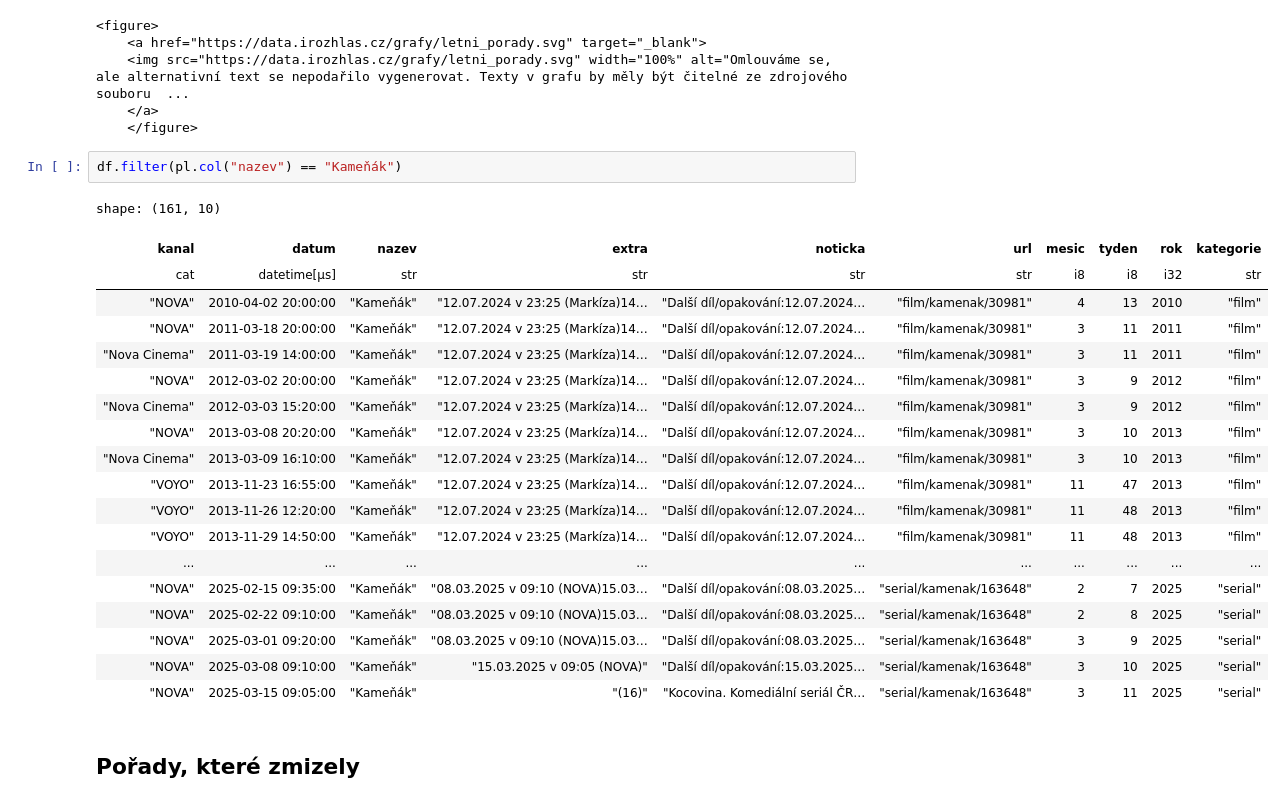
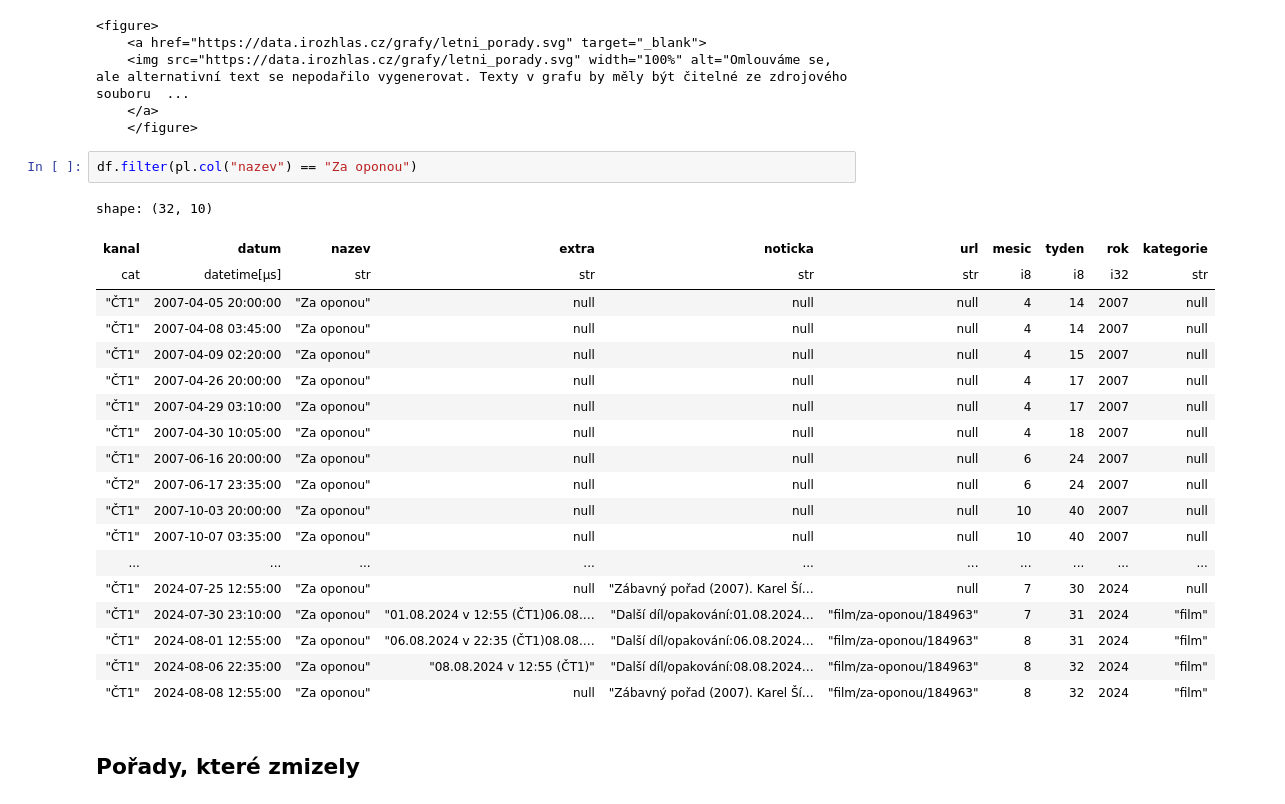
Before and after one commit to DataRozhlas/televizni-programy, a Jupyter notebook: 104_leto.ipynb, the cells around one changed output. Cells and saved outputs as stored; diff of their text form.

```diff
--- a/104_leto.ipynb
+++ b/104_leto.ipynb
@@ -555,27 +577,27 @@ me_to_neurazi(graf=finale,kredity='vizualizace: iROZHLAS.cz | zdroj programů: f
     </a>
     </figure>
 # %%
-df.filter(pl.col("nazev") == "Kameňák")
+df.filter(pl.col("nazev") == "Za oponou")
 # %% [output]
-shape: (161, 10)
+shape: (32, 10)
 | kanal | datum | nazev | extra | noticka | url | mesic | tyden | rok | kategorie |
 | cat | datetime[μs] | str | str | str | str | i8 | i8 | i32 | str |
-| "NOVA" | 2010-04-02 20:00:00 | "Kameňák" | "12.07.2024 v 23:25 (Markíza)14… | "Další díl/opakování:12.07.2024… | "film/kamenak/30981" | 4 | 13 | 2010 | "film" |
-| "NOVA" | 2011-03-18 20:00:00 | "Kameňák" | "12.07.2024 v 23:25 (Markíza)14… | "Další díl/opakování:12.07.2024… | "film/kamenak/30981" | 3 | 11 | 2011 | "film" |
-| "Nova Cinema" | 2011-03-19 14:00:00 | "Kameňák" | "12.07.2024 v 23:25 (Markíza)14… | "Další díl/opakování:12.07.2024… | "film/kamenak/30981" | 3 | 11 | 2011 | "film" |
-| "NOVA" | 2012-03-02 20:00:00 | "Kameňák" | "12.07.2024 v 23:25 (Markíza)14… | "Další díl/opakování:12.07.2024… | "film/kamenak/30981" | 3 | 9 | 2012 | "film" |
-| "Nova Cinema" | 2012-03-03 15:20:00 | "Kameňák" | "12.07.2024 v 23:25 (Markíza)14… | "Další díl/opakování:12.07.2024… | "film/kamenak/30981" | 3 | 9 | 2012 | "film" |
-| "NOVA" | 2013-03-08 20:20:00 | "Kameňák" | "12.07.2024 v 23:25 (Markíza)14… | "Další díl/opakování:12.07.2024… | "film/kamenak/30981" | 3 | 10 | 2013 | "film" |
-| "Nova Cinema" | 2013-03-09 16:10:00 | "Kameňák" | "12.07.2024 v 23:25 (Markíza)14… | "Další díl/opakování:12.07.2024… | "film/kamenak/30981" | 3 | 10 | 2013 | "film" |
-| "VOYO" | 2013-11-23 16:55:00 | "Kameňák" | "12.07.2024 v 23:25 (Markíza)14… | "Další díl/opakování:12.07.2024… | "film/kamenak/30981" | 11 | 47 | 2013 | "film" |
-| "VOYO" | 2013-11-26 12:20:00 | "Kameňák" | "12.07.2024 v 23:25 (Markíza)14… | "Další díl/opakování:12.07.2024… | "film/kamenak/30981" | 11 | 48 | 2013 | "film" |
-| "VOYO" | 2013-11-29 14:50:00 | "Kameňák" | "12.07.2024 v 23:25 (Markíza)14… | "Další díl/opakování:12.07.2024… | "film/kamenak/30981" | 11 | 48 | 2013 | "film" |
+| "ČT1" | 2007-04-05 20:00:00 | "Za oponou" | null | null | null | 4 | 14 | 2007 | null |
+| "ČT1" | 2007-04-08 03:45:00 | "Za oponou" | null | null | null | 4 | 14 | 2007 | null |
+| "ČT1" | 2007-04-09 02:20:00 | "Za oponou" | null | null | null | 4 | 15 | 2007 | null |
+| "ČT1" | 2007-04-26 20:00:00 | "Za oponou" | null | null | null | 4 | 17 | 2007 | null |
+| "ČT1" | 2007-04-29 03:10:00 | "Za oponou" | null | null | null | 4 | 17 | 2007 | null |
+| "ČT1" | 2007-04-30 10:05:00 | "Za oponou" | null | null | null | 4 | 18 | 2007 | null |
+| "ČT1" | 2007-06-16 20:00:00 | "Za oponou" | null | null | null | 6 | 24 | 2007 | null |
+| "ČT2" | 2007-06-17 23:35:00 | "Za oponou" | null | null | null | 6 | 24 | 2007 | null |
+| "ČT1" | 2007-10-03 20:00:00 | "Za oponou" | null | null | null | 10 | 40 | 2007 | null |
+| "ČT1" | 2007-10-07 03:35:00 | "Za oponou" | null | null | null | 10 | 40 | 2007 | null |
 | ... | ... | ... | ... | ... | ... | ... | ... | ... | ... |
-| "NOVA" | 2025-02-15 09:35:00 | "Kameňák" | "08.03.2025 v 09:10 (NOVA)15.03… | "Další díl/opakování:08.03.2025… | "serial/kamenak/163648" | 2 | 7 | 2025 | "serial" |
-| "NOVA" | 2025-02-22 09:10:00 | "Kameňák" | "08.03.2025 v 09:10 (NOVA)15.03… | "Další díl/opakování:08.03.2025… | "serial/kamenak/163648" | 2 | 8 | 2025 | "serial" |
-| "NOVA" | 2025-03-01 09:20:00 | "Kameňák" | "08.03.2025 v 09:10 (NOVA)15.03… | "Další díl/opakování:08.03.2025… | "serial/kamenak/163648" | 3 | 9 | 2025 | "serial" |
-| "NOVA" | 2025-03-08 09:10:00 | "Kameňák" | "15.03.2025 v 09:05 (NOVA)" | "Další díl/opakování:15.03.2025… | "serial/kamenak/163648" | 3 | 10 | 2025 | "serial" |
-| "NOVA" | 2025-03-15 09:05:00 | "Kameňák" | "(16)" | "Kocovina. Komediální seriál ČR… | "serial/kamenak/163648" | 3 | 11 | 2025 | "serial" |
+| "ČT1" | 2024-07-25 12:55:00 | "Za oponou" | null | "Zábavný pořad (2007). Karel Ší… | null | 7 | 30 | 2024 | null |
+| "ČT1" | 2024-07-30 23:10:00 | "Za oponou" | "01.08.2024 v 12:55 (ČT1)06.08.… | "Další díl/opakování:01.08.2024… | "film/za-oponou/184963" | 7 | 31 | 2024 | "film" |
+| "ČT1" | 2024-08-01 12:55:00 | "Za oponou" | "06.08.2024 v 22:35 (ČT1)08.08.… | "Další díl/opakování:06.08.2024… | "film/za-oponou/184963" | 8 | 31 | 2024 | "film" |
+| "ČT1" | 2024-08-06 22:35:00 | "Za oponou" | "08.08.2024 v 12:55 (ČT1)" | "Další díl/opakování:08.08.2024… | "film/za-oponou/184963" | 8 | 32 | 2024 | "film" |
+| "ČT1" | 2024-08-08 12:55:00 | "Za oponou" | null | "Zábavný pořad (2007). Karel Ší… | "film/za-oponou/184963" | 8 | 32 | 2024 | "film" |
 # %% [markdown]
 ## Pořady, které zmizely
 # %%
```
Also changed, not shown: parts of 24 cells of this notebook, 3 other files.
